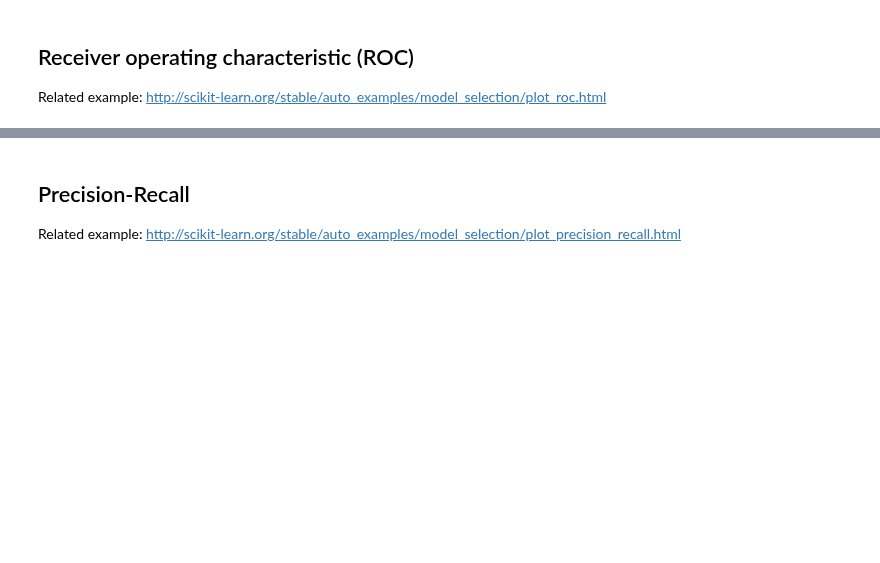
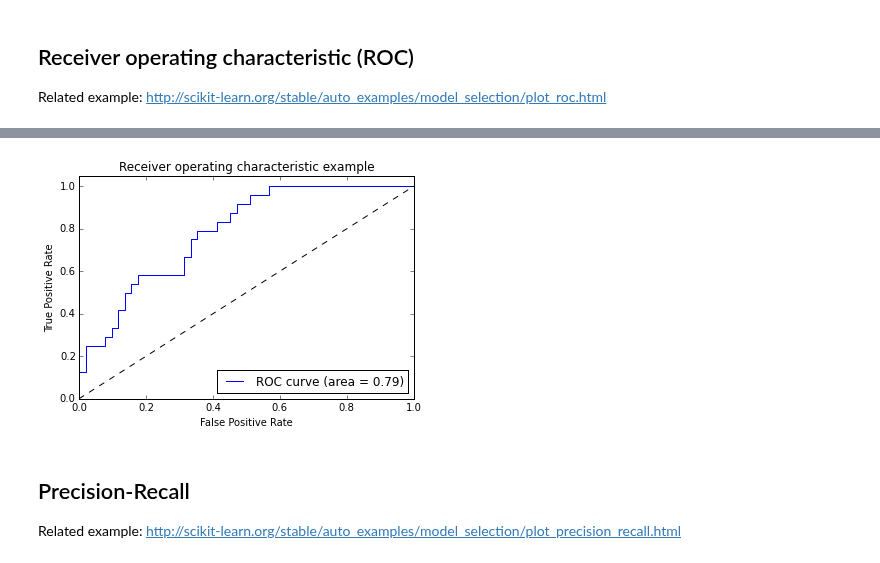
Before and after one commit to ploomber/sklearn-evaluation, a Jupyter notebook: examples/plots.ipynb, the cells around one changed output, grey strips where cells are left out. Cells and saved outputs as stored; diff of their text form; code cells hidden in the pictures; blank space fills up the shorter version.

Commit message:
improves example plot notebook

```diff
--- a/examples/plots.ipynb
+++ b/examples/plots.ipynb
@@ -78,3 +63,9 @@ IndexError: too many indices for array
+# %%
+#Or plot a curve for a single class
+y_test_bin = label_binarize(y_test, classes=[0, 1, 2])
+plots.roc(y_test_bin[:,2], y_score[:,2])
+# %% [output]
+[figure, added]
 # %% [markdown]
 ## Precision-Recall
 Related example: http://scikit-learn.org/stable/auto_examples/model_selection/plot_precision_recall.html
```
Also changed, not shown: parts of 14 cells of this notebook, 1 other file.
